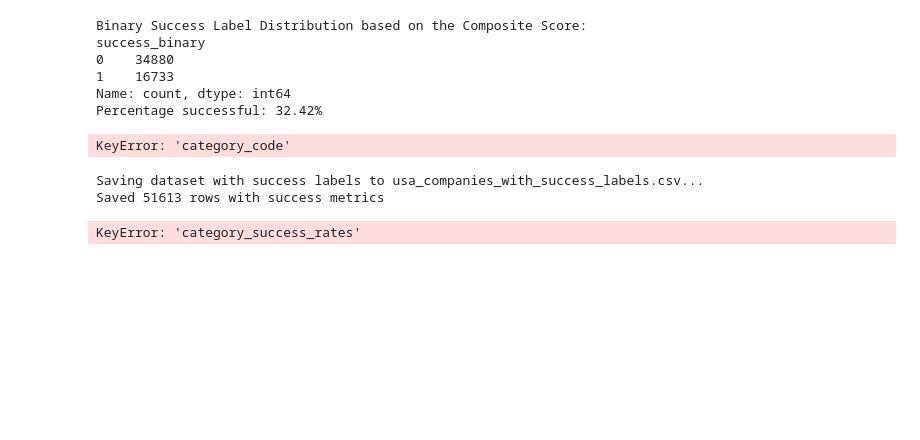
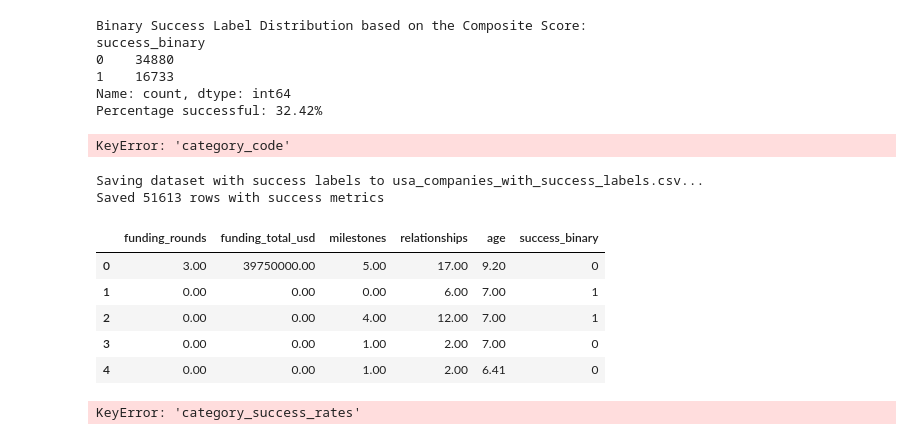
Before and after one commit to girisucharita/spring_2025_startup_survival, a Jupyter notebook: new-analysis/5.define-success-metrics.ipynb, the cells around one changed output. Saved outputs shown, nothing was run; the diff lists cells and outputs as text; code cells hidden in the pictures; blank space fills up the shorter version.

```diff
--- a/new-analysis/5.define-success-metrics.ipynb
+++ b/new-analysis/5.define-success-metrics.ipynb
@@ -263,6 +263,28 @@ print(f"Saved {companies_df.shape[0]} rows with success metrics")
 # %% [output]
 Saving dataset with success labels to usa_companies_with_success_labels.csv...
 Saved 51613 rows with success metrics
+# %%
+# Create usa_final_companies_with_success_labels.csv
+usa_final_companies = pd.read_csv('usa_final_companies.csv')
+usa_companies_with_success_labels = pd.read_csv('usa_companies_with_success_labels.csv')
+
+# Drop the first column (assuming it's an index or unwanted)
+usa_final_companies = usa_final_companies.iloc[:, 1:]
+
+# Add the 'success_binary' column from the other file
+usa_final_companies['success_binary'] = usa_companies_with_success_labels['success_binary']
+
+# Save the result to a new CSV file
+usa_final_companies.to_csv('usa_final_companies_with_success_labels.csv', index=False)
+# %%
+usa_final_companies.head()
+# %% [output]
+|  | funding_rounds | funding_total_usd | milestones | relationships | age | success_binary |
+| 0 | 3.00 | 39750000.00 | 5.00 | 17.00 | 9.20 | 0 |
+| 1 | 0.00 | 0.00 | 0.00 | 6.00 | 7.00 | 1 |
+| 2 | 0.00 | 0.00 | 4.00 | 12.00 | 7.00 | 1 |
+| 3 | 0.00 | 0.00 | 1.00 | 2.00 | 7.00 | 0 |
+| 4 | 0.00 | 0.00 | 1.00 | 2.00 | 6.41 | 0 |
 # %%
 # Create a detailed report on the success metrics definition
 report_content = """# Success Metrics Definition Report
```
Also changed, not shown: 11 other files.
